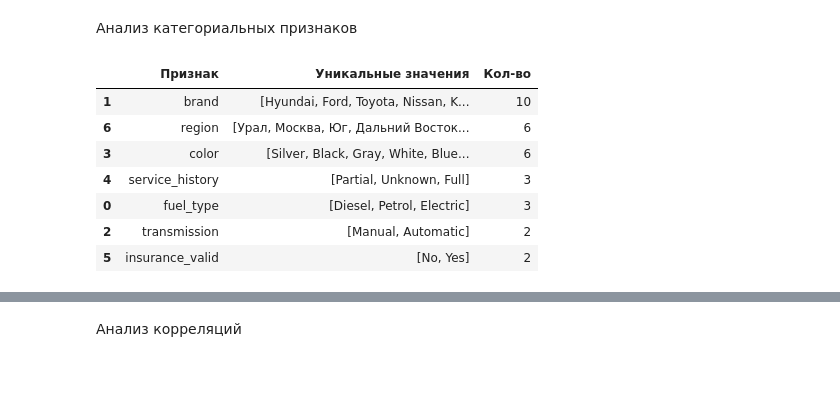
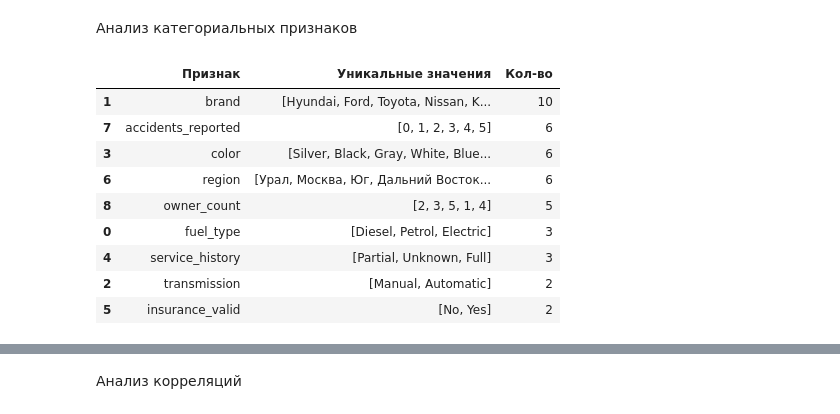
Before and after one commit to KatsayArtemDev/ML, a Jupyter notebook: regression/car_price/car_price_predictor.ipynb, the cells around one changed output, grey strips where cells are left out. Saved outputs shown, nothing was run; the diff lists cells and outputs as text; code cells hidden in the pictures; blank space fills up the shorter version.

```diff
--- a/regression/car_price/car_price_predictor.ipynb
+++ b/regression/car_price/car_price_predictor.ipynb
@@ -314,3 +340,8 @@ show_features(eda_df, num_cols)
 | 2 | engine_cc | [1800, 1500, 5000, 2000, 1000, 30... | 10 |
 | 4 | accidents_reported | [0, 1, 2, 3, 4, 5] | 6 |
 | 3 | owner_count | [2, 3, 5, 1, 4] | 5 |
+# %%
+new_cat_cols = ['accidents_reported', 'owner_count']
+
+upd_cat_cols = cat_cols.to_list() + new_cat_cols
+upd_num_cols = [col for col in num_cols.to_list() if col not in new_cat_cols + ['price_rub']]
@@ -326,14 +361,16 @@ show_num_plots(eda_df, num_cols)
 # %% [markdown]
 Анализ категориальных признаков
 # %%
-show_features(eda_df, cat_cols)
+show_features(eda_df, upd_cat_cols)
 # %% [output]
 |  | Признак | Уникальные значения | Кол-во |
 | 1 | brand | [Hyundai, Ford, Toyota, Nissan, K... | 10 |
+| 7 | accidents_reported | [0, 1, 2, 3, 4, 5] | 6 |
+| 3 | color | [Silver, Black, Gray, White, Blue... | 6 |
 | 6 | region | [Урал, Москва, Юг, Дальний Восток... | 6 |
-| 3 | color | [Silver, Black, Gray, White, Blue... | 6 |
+| 8 | owner_count | [2, 3, 5, 1, 4] | 5 |
+| 0 | fuel_type | [Diesel, Petrol, Electric] | 3 |
 | 4 | service_history | [Partial, Unknown, Full] | 3 |
-| 0 | fuel_type | [Diesel, Petrol, Electric] | 3 |
 | 2 | transmission | [Manual, Automatic] | 2 |
 | 5 | insurance_valid | [No, Yes] | 2 |
 # %%
```
Also changed, not shown: parts of 26 cells of this notebook.
